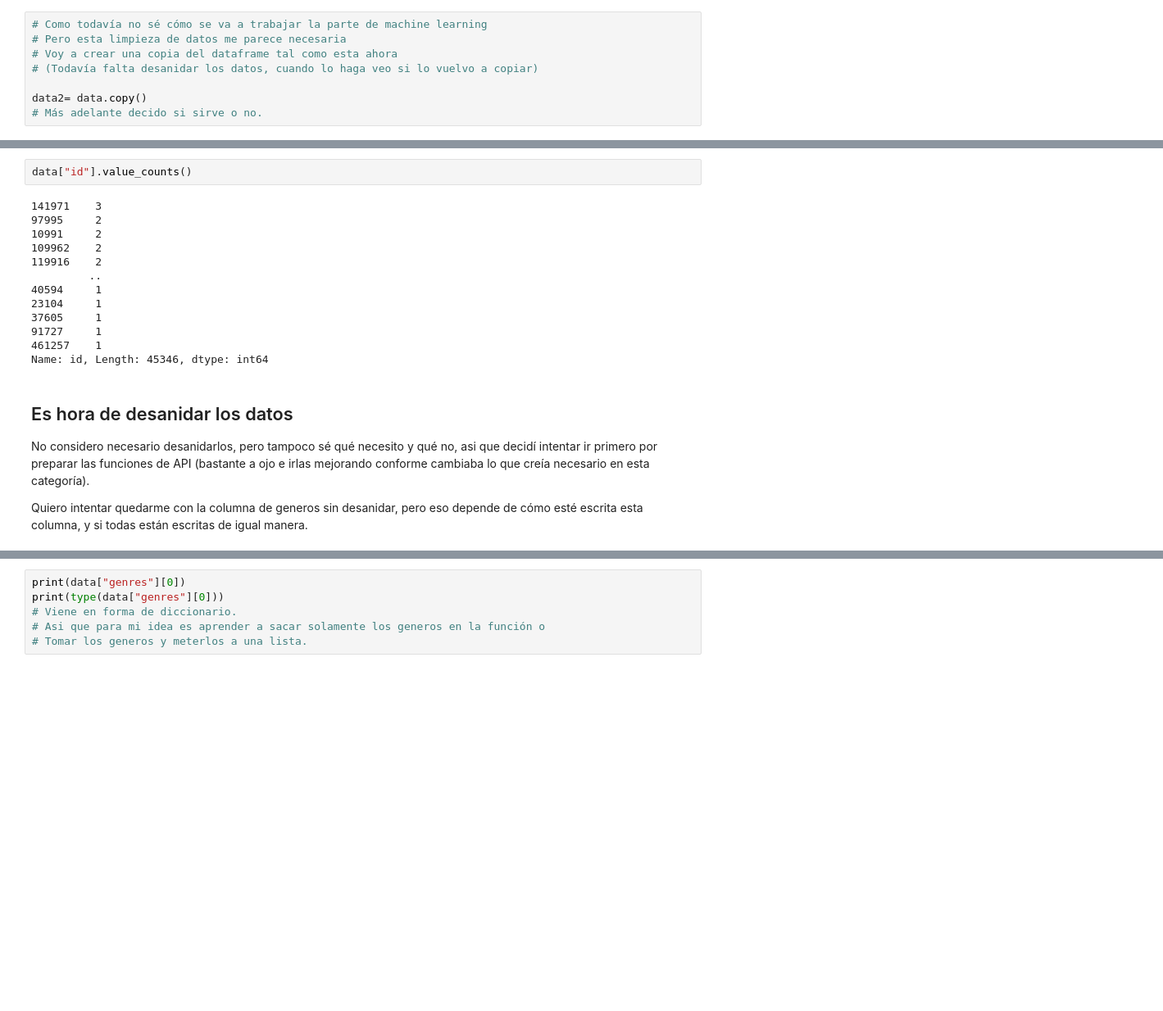
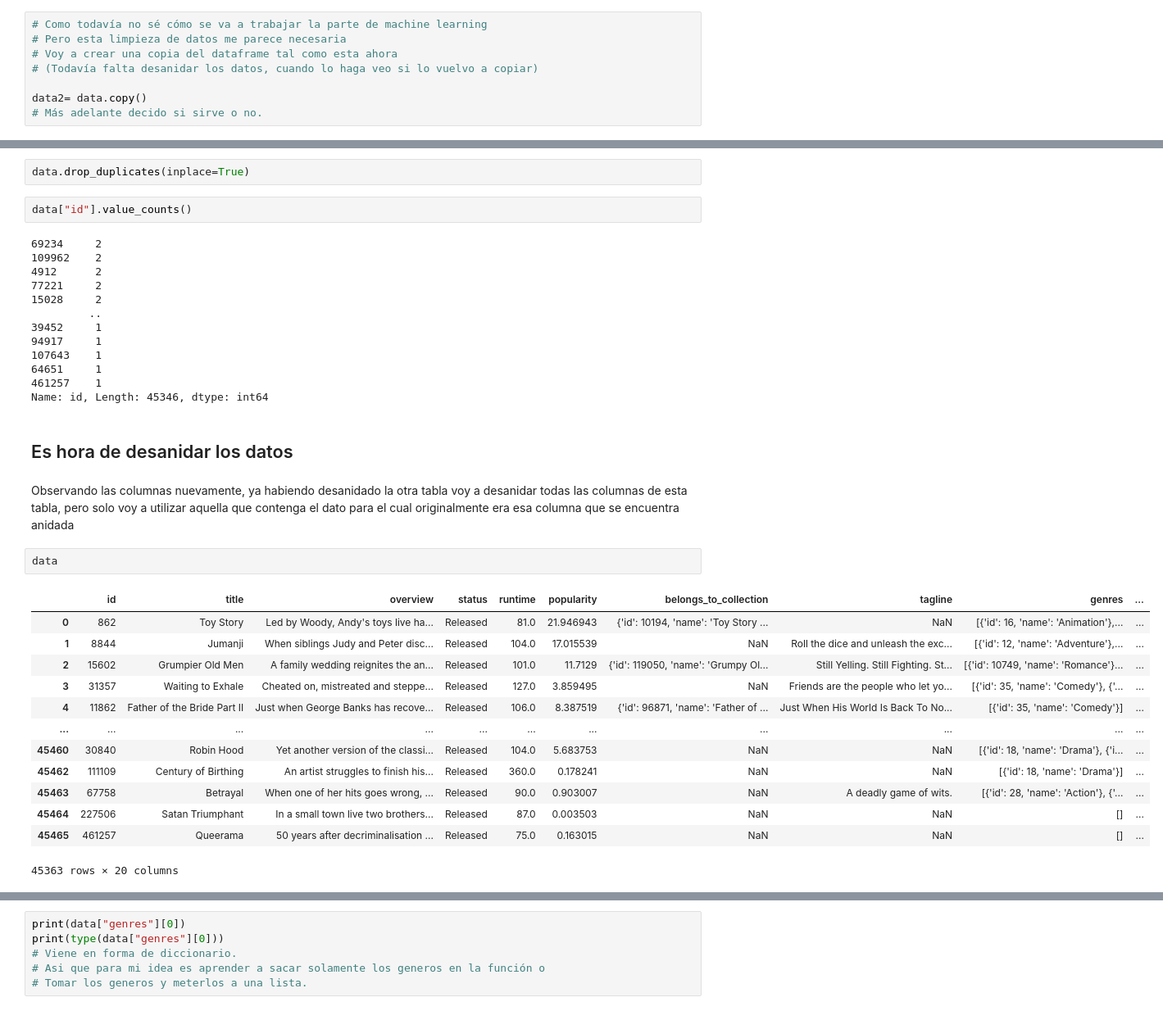
Before and after one commit to A-Lasso/Proyecto_Individual1, a Jupyter notebook: Codigo.ipynb, the cells around one changed output, grey strips where cells are left out. Shown at 82% size. Drawn from its saved outputs; the diff is of its cells as text; blank space fills up the shorter version.

```diff
--- a/Codigo.ipynb
+++ b/Codigo.ipynb
@@ -428,20 +429,37 @@ data[data["id"]==141971]
+# %%
+data.drop_duplicates(inplace=True)
 # %%
 data["id"].value_counts()
 # %% [output]
-141971    3
-97995     2
-10991     2
+69234     2
 109962    2
-119916    2
+4912      2
+77221     2
+15028     2
          ..
-40594     1
-23104     1
-37605     1
-91727     1
+39452     1
+94917     1
+107643    1
+64651     1
 461257    1
 Name: id, Length: 45346, dtype: int64
-# %% [markdown]
-## Es hora de desanidar los datos
-No considero necesario desanidarlos, pero tampoco sé qué necesito y qué no, asi que decidí intentar ir primero por preparar las funciones de API (bastante a ojo e irlas mejorando conforme cambiaba lo que creía necesario en esta categoría).
-
-Quiero intentar quedarme con la columna de generos sin desanidar, pero eso depende de cómo esté escrita esta columna, y si todas están escritas de igual manera.
+# %% [markdown]
+## Es hora de desanidar los datos
+# %% [markdown]
+Observando las columnas nuevamente, ya habiendo desanidado la otra tabla voy a desanidar todas las columnas de esta tabla, pero solo voy a utilizar aquella que contenga el dato para el cual originalmente era esa columna que se encuentra anidada
+# %%
+data
+# %% [output]
+|  | id | title | overview | status | runtime | popularity | belongs_to_collection | tagline | genres | ... |
+| 0 | 862 | Toy Story | Led by Woody, Andy's toys live ha... | Released | 81.0 | 21.946943 | {'id': 10194, 'name': 'Toy Story ... | NaN | [{'id': 16, 'name': 'Animation'},... | ... |
+| 1 | 8844 | Jumanji | When siblings Judy and Peter disc... | Released | 104.0 | 17.015539 | NaN | Roll the dice and unleash the exc... | [{'id': 12, 'name': 'Adventure'},... | ... |
+| 2 | 15602 | Grumpier Old Men | A family wedding reignites the an... | Released | 101.0 | 11.7129 | {'id': 119050, 'name': 'Grumpy Ol... | Still Yelling. Still Fighting. St... | [{'id': 10749, 'name': 'Romance'}... | ... |
+| 3 | 31357 | Waiting to Exhale | Cheated on, mistreated and steppe... | Released | 127.0 | 3.859495 | NaN | Friends are the people who let yo... | [{'id': 35, 'name': 'Comedy'}, {'... | ... |
+| 4 | 11862 | Father of the Bride Part II | Just when George Banks has recove... | Released | 106.0 | 8.387519 | {'id': 96871, 'name': 'Father of ... | Just When His World Is Back To No... | [{'id': 35, 'name': 'Comedy'}] | ... |
+| ... | ... | ... | ... | ... | ... | ... | ... | ... | ... | ... |
+| 45460 | 30840 | Robin Hood | Yet another version of the classi... | Released | 104.0 | 5.683753 | NaN | NaN | [{'id': 18, 'name': 'Drama'}, {'i... | ... |
+| 45462 | 111109 | Century of Birthing | An artist struggles to finish his... | Released | 360.0 | 0.178241 | NaN | NaN | [{'id': 18, 'name': 'Drama'}] | ... |
+| 45463 | 67758 | Betrayal | When one of her hits goes wrong, ... | Released | 90.0 | 0.903007 | NaN | A deadly game of wits. | [{'id': 28, 'name': 'Action'}, {'... | ... |
+| 45464 | 227506 | Satan Triumphant | In a small town live two brothers... | Released | 87.0 | 0.003503 | NaN | NaN | [] | ... |
+| 45465 | 461257 | Queerama | 50 years after decriminalisation ... | Released | 75.0 | 0.163015 | NaN | NaN | [] | ... |
+45363 rows × 20 columns
```
Also changed, not shown: parts of 3 cells of this notebook.
